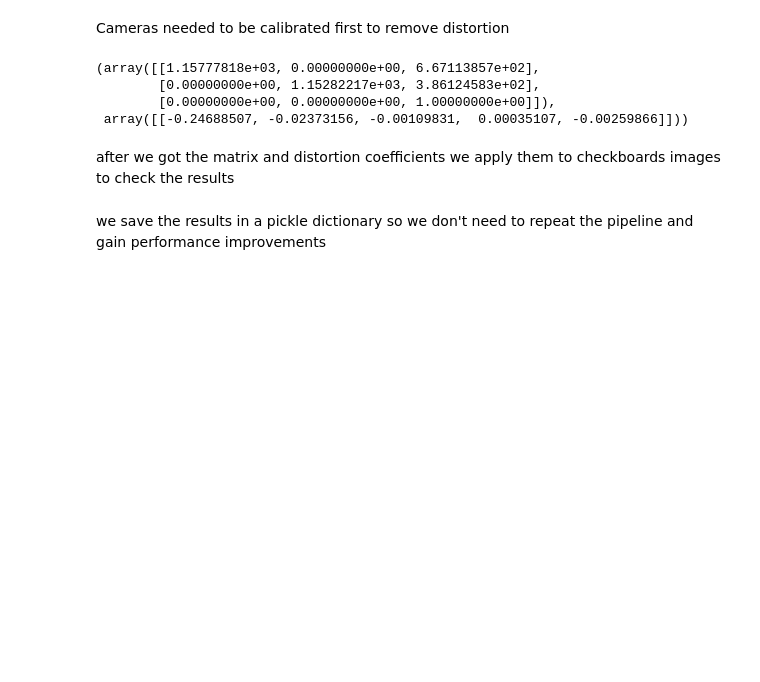
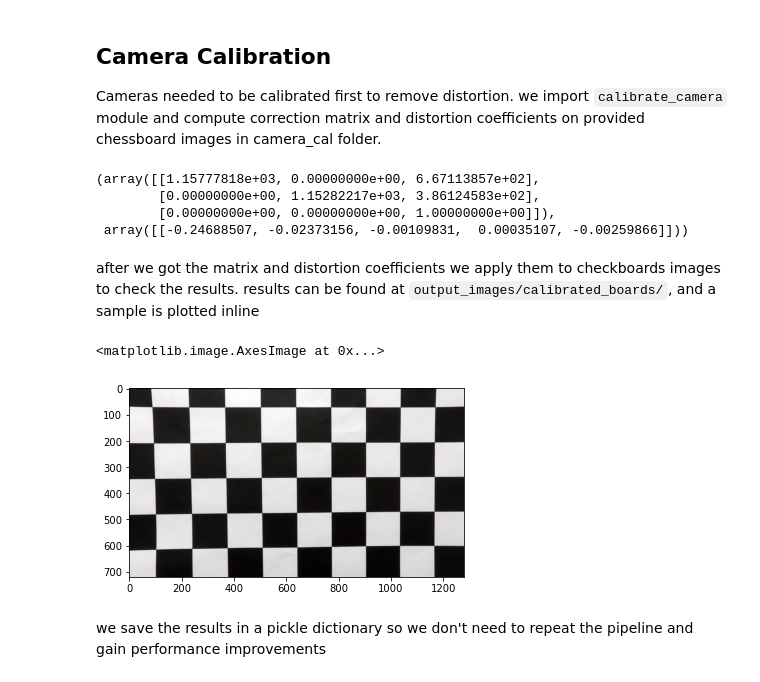
Before and after one commit to KareimGazer/Perception-Stack, a Jupyter notebook: main.ipynb, the cells around one changed output. Drawn from its saved outputs; the diff is of its cells as text; code cells hidden in the pictures; blank space fills up the shorter version.

```diff
--- a/main.ipynb
+++ b/main.ipynb
@@ -8,6 +33,7 @@ import matplotlib.pyplot as plt
 %matplotlib inline
 # %% [markdown]
-Cameras needed to be calibrated first to remove distortion
+## Camera Calibration
+Cameras needed to be calibrated first to remove distortion. we import `calibrate_camera` module and compute correction matrix and distortion coefficients on provided chessboard images in camera_cal folder.
 # %%
 import calibrate_camera # calibration module
 mtx, dist = calibrate_camera.calibrate(9, 6, 'camera_cal/*.jpg')
@@ -19,7 +45,23 @@ mtx, dist
         [0.00000000e+00, 0.00000000e+00, 1.00000000e+00]]),
  array([[-0.24688507, -0.02373156, -0.00109831,  0.00035107, -0.00259866]]))
 # %% [markdown]
-after we got the matrix and distortion coefficients we apply them to checkboards images to check the results
+after we got the matrix and distortion coefficients we apply them to checkboards images to check the results.
+results can be found at `output_images/calibrated_boards/`, and a sample is plotted inline
+# %%
+import glob
+import cv2
+import matplotlib.pyplot as plt
+images_names = glob.glob('camera_cal/*.jpg')
+for index, image_name in enumerate(images_names):
+    image = cv2.imread(image_name)
+    undistored_image = calibrate_camera.undistort(image, mtx, dist)
+    cv2.imwrite('output_images/calibrated_boards/test{}.jpg'.format(index), undistored_image)
+
+cal_board = plt.imread('output_images/calibrated_boards/test0.jpg')
+plt.imshow(cal_board)
+# %% [output]
+<matplotlib.image.AxesImage at 0x...>
+[figure, added]
 # %% [markdown]
 we save the results in a pickle dictionary so we don't need to repeat the pipeline and gain performance improvements
 # %%
```
Also changed, not shown: parts of 22 cells of this notebook, 37 other files.
